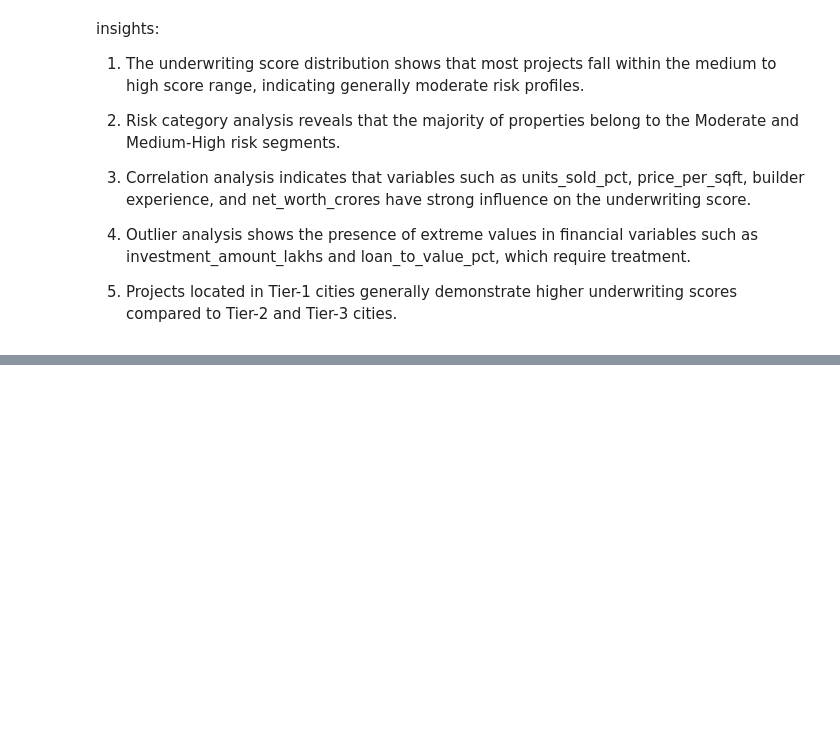
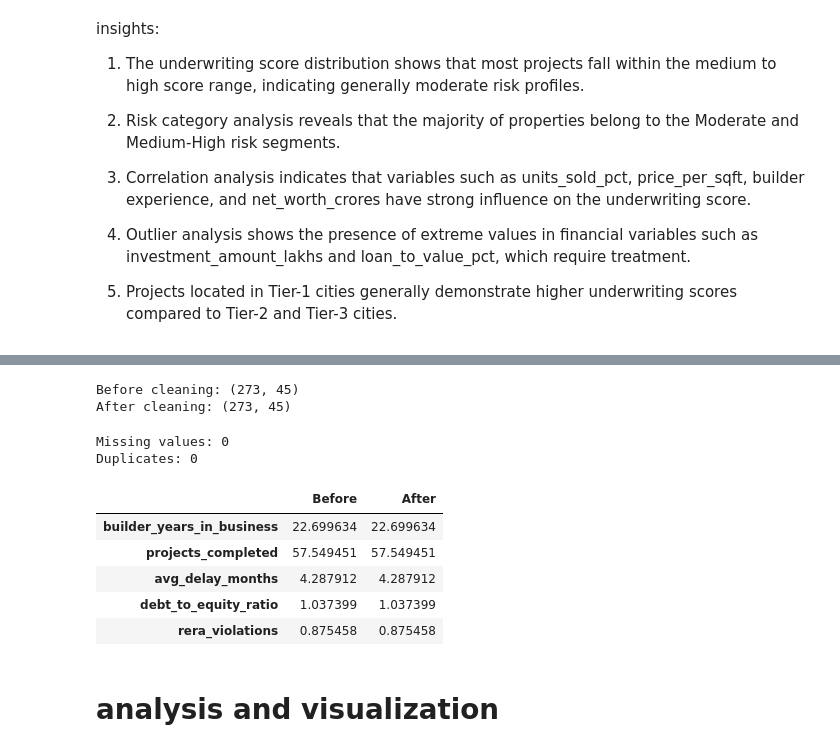
Before and after one commit to tanjiro-01/cf_realestate, a Jupyter notebook: real_estate_cf.ipynb, the cells around one changed output, grey strips where cells are left out. Saved outputs shown, nothing was run; the diff lists cells and outputs as text; code cells hidden in the pictures; blank space fills up the shorter version.

```diff
--- a/real_estate_cf.ipynb
+++ b/real_estate_cf.ipynb
@@ -236,0 +326,29 @@ insights:
+# %%
+print("Before cleaning:", df_raw.shape)
+print("After cleaning:", df.shape)
+# %% [output]
+Before cleaning: (273, 45)
+After cleaning: (273, 45)
+# %%
+# Final validation
+print("Missing values:", df.isnull().sum().sum())
+print("Duplicates:", df.duplicated().sum())
+# %% [output]
+Missing values: 0
+Duplicates: 0
+# %%
+comparison = pd.DataFrame({
+    "Before": df_raw.describe().loc["mean"],
+    "After": df.describe().loc["mean"]
+})
+
+comparison.head()
+# %% [output]
+|  | Before | After |
+| builder_years_in_business | 22.699634 | 22.699634 |
+| projects_completed | 57.549451 | 57.549451 |
+| avg_delay_months | 4.287912 | 4.287912 |
+| debt_to_equity_ratio | 1.037399 | 1.037399 |
+| rera_violations | 0.875458 | 0.875458 |
+# %% [markdown]
+# analysis and visualization
```
Also changed, not shown: parts of 10 cells of this notebook.
